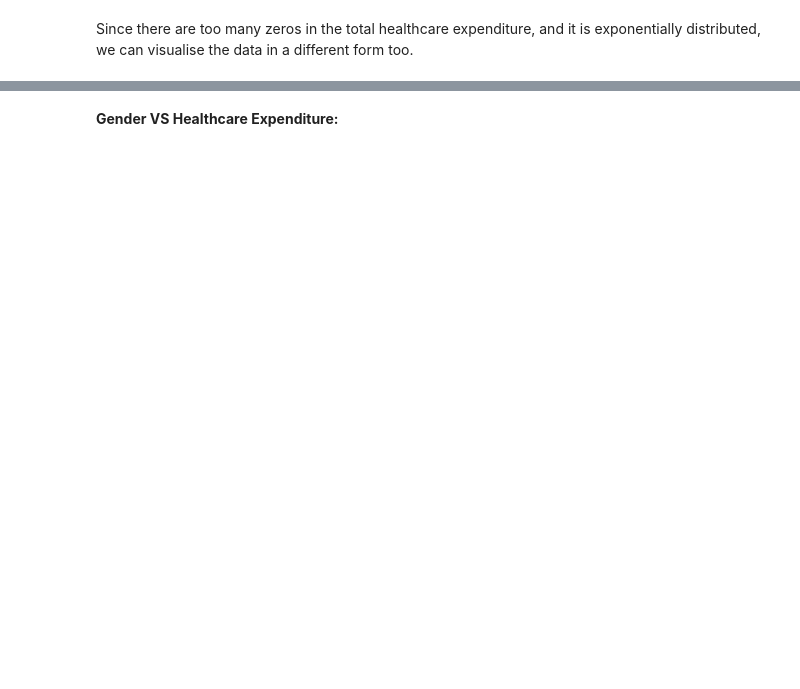
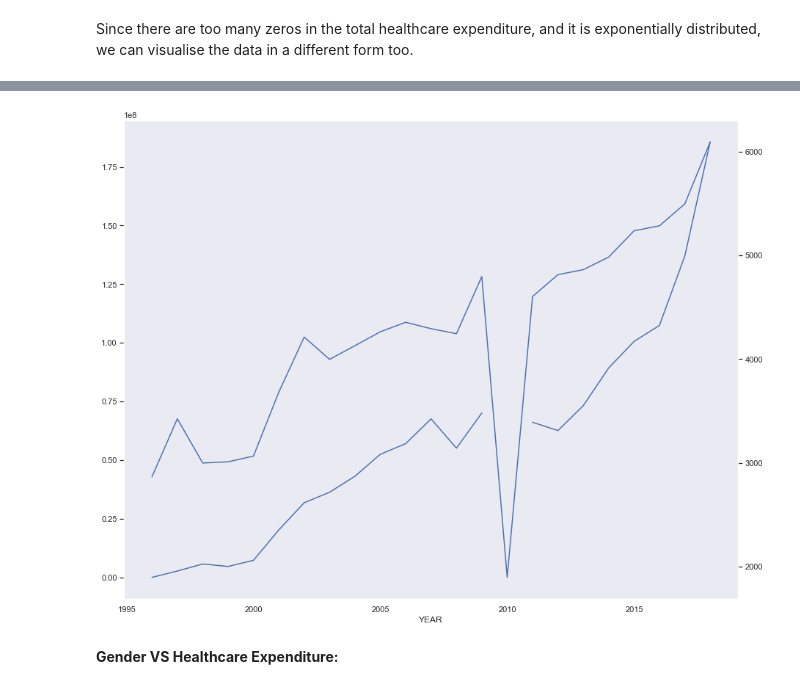
Before and after one commit to ndrmahmoudi/hefnotebooks, a Jupyter notebook: HealthEcon.ipynb, the cells around one changed output, grey strips where cells are left out. Cells and saved outputs as stored; diff of their text form; code cells hidden in the pictures; blank space fills up the shorter version.

```diff
--- a/HealthEcon.ipynb
+++ b/HealthEcon.ipynb
@@ -100,3 +109,15 @@ plt.ylabel("Frequency")
+# %%
+tot_exp = health_data.groupby('YEAR').sum()['TOTEXP']
+ave_exp = health_data.groupby('YEAR').mean()['TOTEXP']
+g1 = sns.lineplot(tot_exp.index, tot_exp.values)
+g1.grid(False)
+ax2 = plt.twinx()
+g2 = sns.lineplot(ave_exp.index, ave_exp.values, ax=ax2)
+g2.grid(False)
+plt.xlabel("Year")
+plt.show()
+# %% [output]
+[figure, added]
 # %% [markdown]
 **Gender VS Healthcare Expenditure:**
 # %%
```
Also changed, not shown: parts of 16 cells of this notebook, 1 other file.
